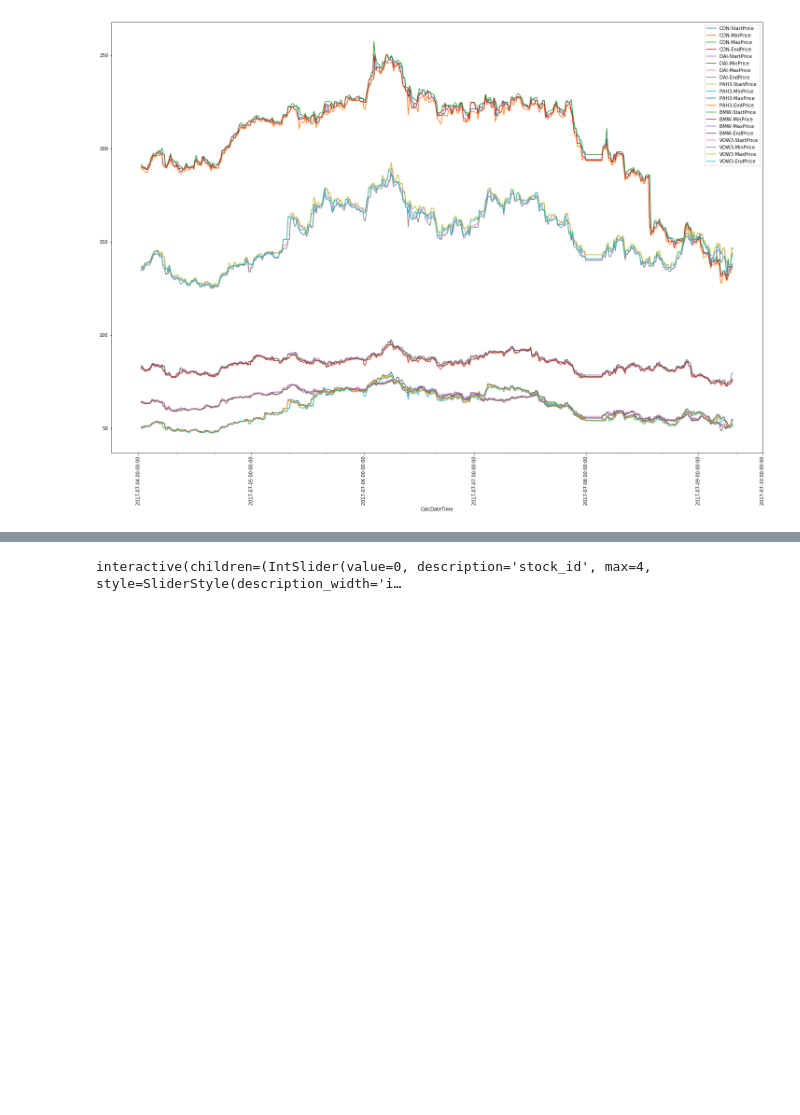
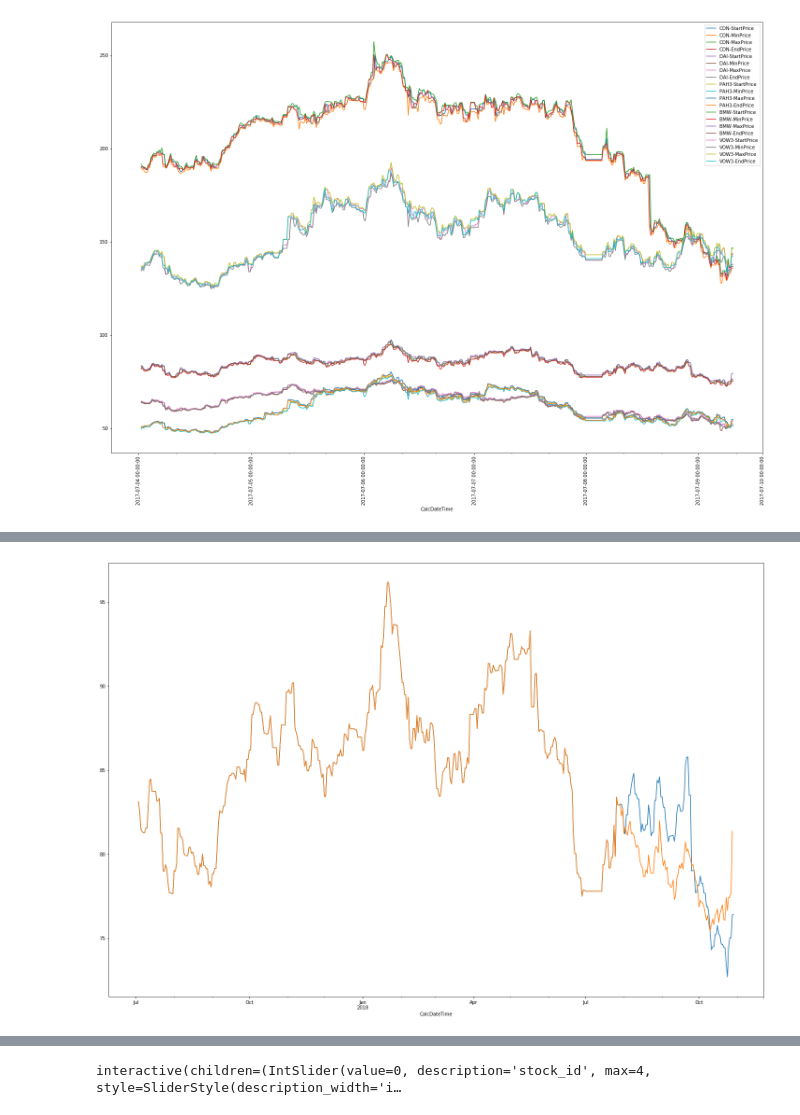
Before and after one commit to aws-samples/amazon-sagemaker-stock-prediction-archived, a Jupyter notebook: notebooks/dbg-deepar.ipynb, the cells around one changed output, grey strips where cells are left out. Saved outputs shown, nothing was run; the diff lists cells and outputs as text; code cells hidden in the pictures; blank space fills up the shorter version.

```diff
--- a/notebooks/dbg-deepar.ipynb
+++ b/notebooks/dbg-deepar.ipynb
@@ -150,0 +218,4 @@ Dynamic Feature - StartPrice for BMW selected
+# %%
+util.plot_predicted_observed_at_quantile(ts, observed, prediction, prediction.columns[-1])
+# %% [output]
+[figure, added]
```
Also changed, not shown: parts of 19 cells of this notebook, 2 other files.
